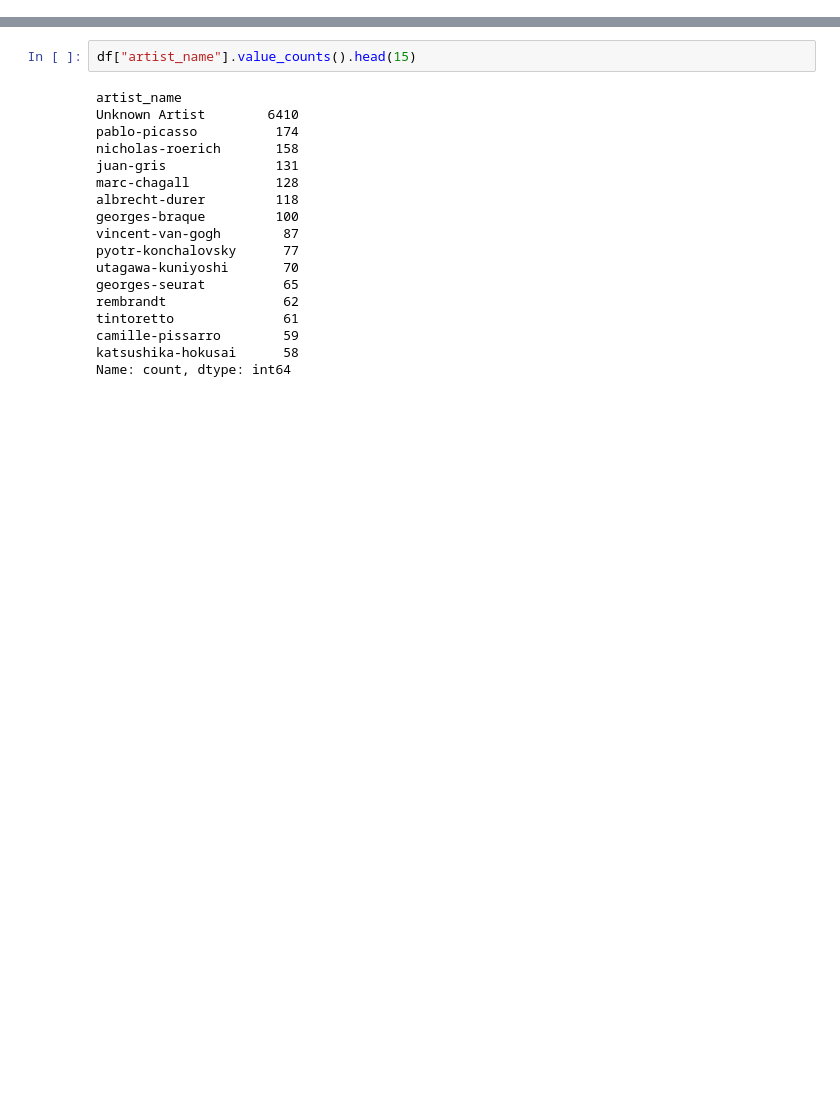
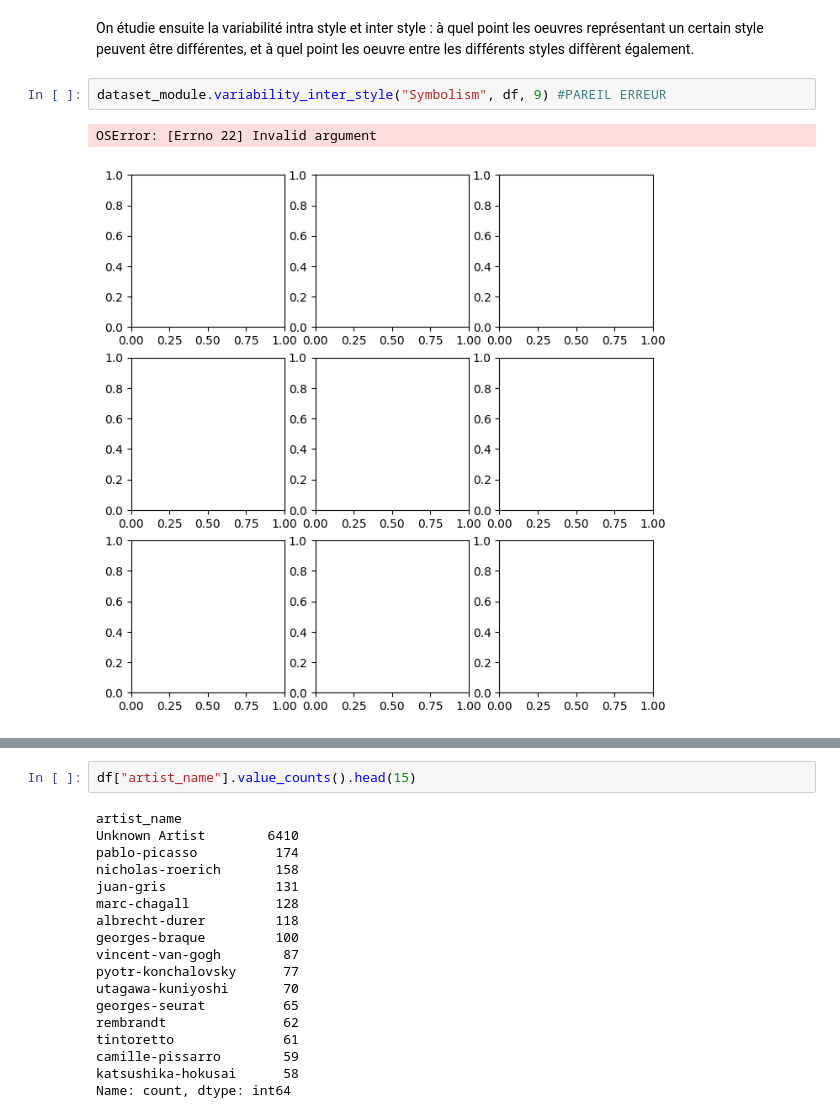
Before and after one commit to julietteabalain-cloud/Reconnaissance-de-mouvement-artistique, a Jupyter notebook: notebooks/1_RV-DL_exploration.ipynb, the cells around one changed output, grey strips where cells are left out. Drawn from its saved outputs; the diff is of its cells as text; blank space fills up the shorter version.

```diff
--- a/notebooks/1_RV-DL_exploration.ipynb
+++ b/notebooks/1_RV-DL_exploration.ipynb
@@ -39,0 +57,7 @@ Name: count, Length: 1491, dtype: int64
+# %% [markdown]
+On étudie ensuite la variabilité intra style et inter style : à quel point les oeuvres représentant un certain style peuvent être différentes, et à quel point les oeuvre entre les différents styles diffèrent également.
+# %%
+dataset_module.variability_inter_style("Symbolism", df, 9) #PAREIL ERREUR
+# %% [output]
+OSError: [Errno 22] Invalid argument
+[figure, new version]
```
Also changed, not shown: parts of 38 cells of this notebook, 2 other files.
